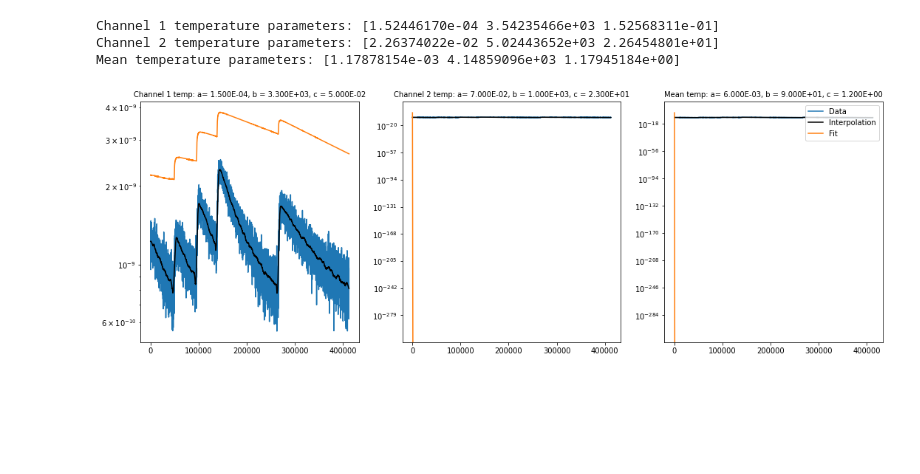
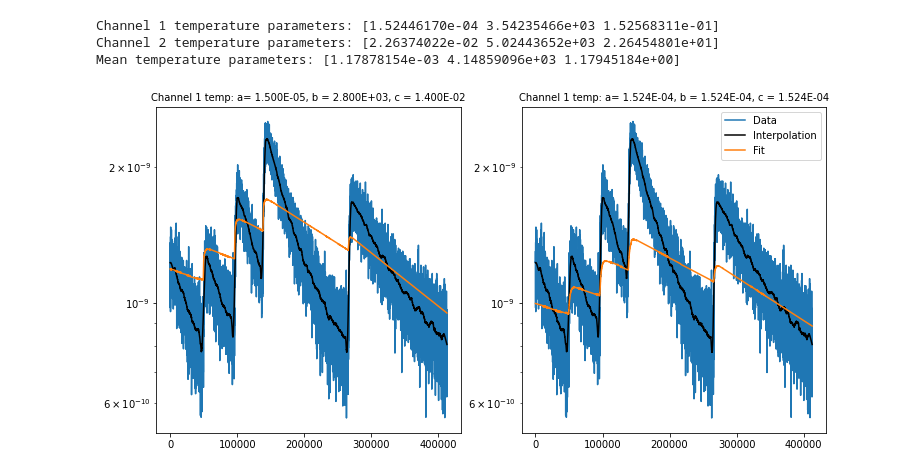
Before and after one commit to Moore-Lab/outgassing-setup, a Jupyter notebook: analysis/Data_Analysis.ipynb, the cells around one changed output. Cells and saved outputs as stored; diff of their text form; code cells hidden in the pictures; blank space fills up the shorter version.

```diff
--- a/analysis/Data_Analysis.ipynb
+++ b/analysis/Data_Analysis.ipynb
@@ -37,6 +41,7 @@ b_range = np.arange(0, 10000, 1000)
 for i,gas in enumerate(d.gases):
     if gas =='CO2':
         continue
+    pfit_list_all_peaks1 = []
     for j, fitrange in enumerate(d.range[gas]):
         fig, axes = plt.subplots(nrows=1, ncols=3, figsize=(18,6))
 
@@ -126,7 +131,9 @@ for i,gas in enumerate(d.gases):
         pfit_t1 = popt_list_t1[np.where(chi_list_t1==np.min(chi_list_t1))]
         pfit_t2 = popt_list_t2[np.where(chi_list_t2==np.min(chi_list_t2))]
         pfit_tm = popt_list_tm[np.where(chi_list_tm==np.min(chi_list_tm))]
+        pfit_list = [pfit_t1[0][0], pfit_t2[0][1]]
 
+        pfit_for_all_peaks.append(pfit12)
         #plotting the fits against the data and interpolation
         axes[0].plot(xdata, d.fitfunction([xdata,temp1], *pfit_t1[0]), label='Fit')
         axes[1].plot(xdata, d.fitfunction([xdata,temp2], *pfit_t2[0]), label='Fit')
@@ -449,46 +458,46 @@ Mean temperature parameters: [1.17878154e-03 4.14859096e+03 1.17945184e+00]
 # %%
 #fitting the outgassing curves manually
 
-#channel 1 temperature
-pt1=[1.5e-04, 3.3e03, 5e-02]
+#channel 1 temperature manual
+pt1=[1.5e-05, 2.8e03, 1.4e-02]
 fit1_man = d.fitfunction([xdata,temp1], *pt1)
 chi_data1_man = np.sum((fit1_man - ydata)**2 / fit1_man)
 
-#channel 2 temperature
-pt2=[7e-02, 1e03, 2.3e01]
-fit2_man = d.fitfunction([xdata,temp2], *pt2)
+#channel 1 temperature original
+fit2_man = d.fitfunction([xdata,temp2], *pfit_t1[0])
 chi_data2_man = np.sum((fit2_man - ydata)**2 / fit2_man)
 
-#mean temperature
-ptm=[6e-03, 9e01, 1.2]
-fitm_man = d.fitfunction([xdata,sample_temp], *ptm)
-chi_datam_man = np.sum((fitm_man - ydata)**2 / fitm_man)
+# #mean temperature
+# ptm=[7e-03, 9e01, 1.2]
+# fitm_man = d.fitfunction([xdata,sample_temp], *ptm)
+# chi_datam_man = np.sum((fitm_man - ydata)**2 / fitm_man)
 
 #plotting the fits against the data and interpolation
 
-fig, axes = plt.subplots(nrows=1, ncols=3, figsize=(18,6))
+fig, axes = plt.subplots(nrows=1, ncols=2, figsize=(12,6))
 
 # interpolation to smooth out the noise
 xx = np.linspace(xdata.min(),xdata.max(), len(xdata))
 itp = interp1d(xdata,ydata, kind='linear')
 window_size, poly_order = 201, 3
 yy_sg = savgol_filter(itp(xx), window_size, poly_order)
 
 
 for ax in axes:
     ax.plot(xdata,ydata, label='Data')
     ax.plot(xx,yy_sg, label='Interpolation', c='k')
     ax.set_yscale('log')
 
 axes[0].plot(xdata, fit1_man, label='Fit')
 axes[1].plot(xdata, fit2_man, label='Fit')
-axes[2].plot(xdata, fitm_man, label='Fit')
+#axes[2].plot(xdata, fitm_man, label='Fit')
 
 axes[0].set_title('Channel 1 temp: a= {:.3E}, b = {:.3E}, c = {:.3E}'.format(pt1[0], pt1[1], pt1[2]), fontsize=10)
-axes[1].set_title('Channel 2 temp: a= {:.3E}, b = {:.3E}, c = {:.3E}'.format(pt2[0], pt2[1], pt2[2]), fontsize=10)
-axes[2].set_title('Mean temp: a= {:.3E}, b = {:.3E}, c = {:.3E}'.format(ptm[0], ptm[1], ptm[2]), fontsize=10)
+axes[1].set_title('Channel 1 temp: a= {:.3E}, b = {:.3E}, c = {:.3E}'.format(pfit_t1[0][0], pfit_t1[0][0],
+                                                                             pfit_t1[0][0]), fontsize=10)
+#axes[2].set_title('Mean temp: a= {:.3E}, b = {:.3E}, c = {:.3E}'.format(ptm[0], ptm[1], ptm[2]), fontsize=10)
 plt.legend(loc='upper right')
 #plt.savefig('{}_peakfit.png'.format(sample_temp[0]))
 plt.show()
 # %% [output]
-[figure, old version]
+[figure, new version]
```
Also changed, not shown: parts of 2 cells of this notebook, 7 other files.
